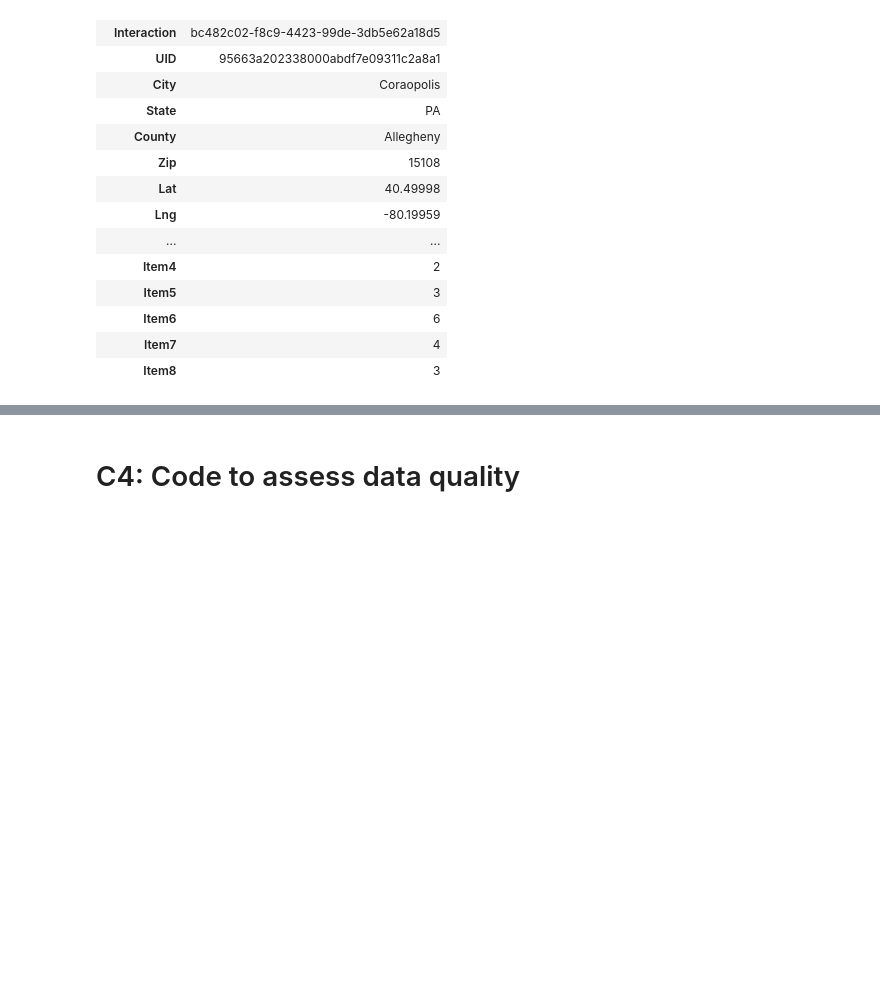
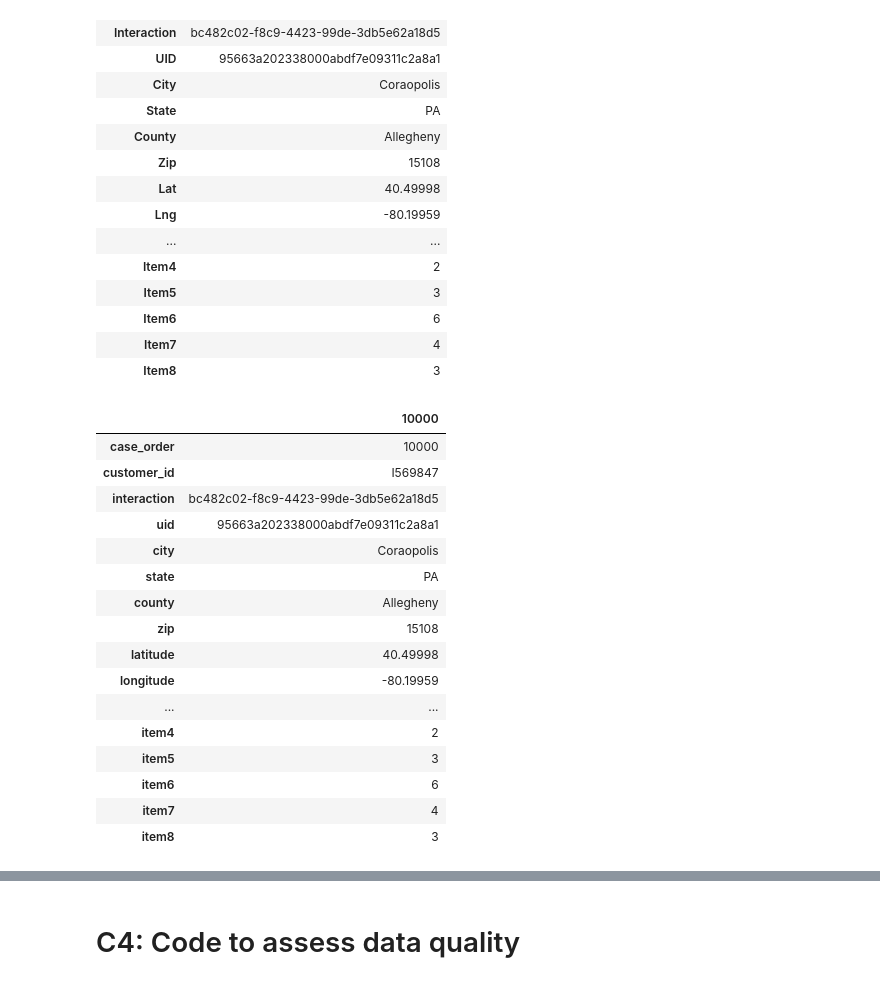
Before and after one commit to DesireeMcElroy/WGU_MSDA, a Jupyter notebook: D206-Data_Cleaning/medical_data.ipynb, the cells around one changed output, grey strips where cells are left out. Cells and saved outputs as stored; diff of their text form; code cells hidden in the pictures; blank space fills up the shorter version.

```diff
--- a/D206-Data_Cleaning/medical_data.ipynb
+++ b/D206-Data_Cleaning/medical_data.ipynb
@@ -106,4 +107,24 @@ df.tail(1).T
 | Item6 | 6 |
 | Item7 | 4 |
 | Item8 | 3 |
+# %%
+df.tail(1).T
+# %% [output]
+|  | 10000 |
+| case_order | 10000 |
+| customer_id | I569847 |
+| interaction | bc482c02-f8c9-4423-99de-3db5e62a18d5 |
+| uid | 95663a202338000abdf7e09311c2a8a1 |
+| city | Coraopolis |
+| state | PA |
+| county | Allegheny |
+| zip | 15108 |
+| latitude | 40.49998 |
+| longitude | -80.19959 |
+| ... | ... |
+| item4 | 2 |
+| item5 | 3 |
+| item6 | 6 |
+| item7 | 4 |
+| item8 | 3 |
 # %% [markdown]
```
Also changed, not shown: parts of 33 cells of this notebook.
